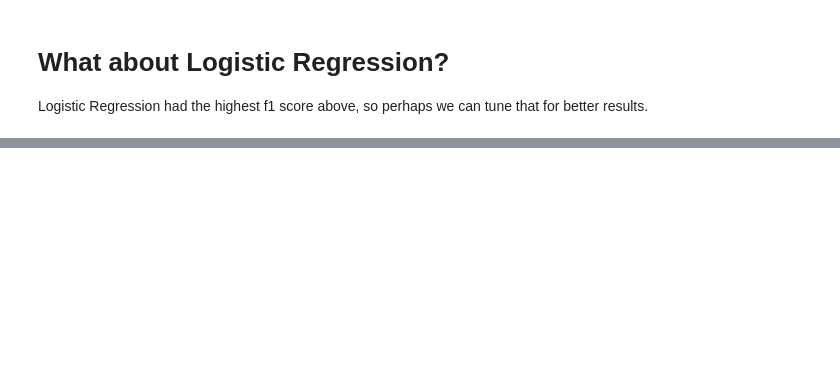
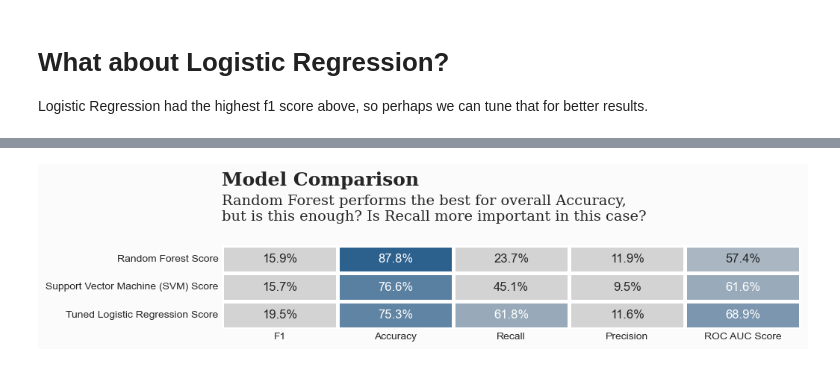
Before and after one commit to wesonga/Stroke_Prediction, a Jupyter notebook: Prediction.ipynb, the cells around one changed output, grey strips where cells are left out. Saved outputs shown, nothing was run; the diff lists cells and outputs as text; code cells hidden in the pictures; blank space fills up the shorter version.

```diff
--- a/Prediction.ipynb
+++ b/Prediction.ipynb
@@ -974,0 +1223,34 @@ Logistic Regression had the highest f1 score above, so perhaps we can tune that
+# %%
+# Concatenate the model evaluation metrics DataFrames into a single DataFrame
+df_models = round(pd.concat([rf_df, svm_df, lr_df], axis=1), 3)
+import matplotlib
+
+# Define colors for the heatmap
+colors = ["lightgray", "lightgray", "#0f4c81"]
+colormap = matplotlib.colors.LinearSegmentedColormap.from_list("", colors)
+
+# Set background color
+background_color = "#fbfbfb"
+
+# Create a figure and subplot
+fig = plt.figure(figsize=(10, 8))
+gs = fig.add_gridspec(4, 2)
+gs.update(wspace=0.1, hspace=0.5)
+ax0 = fig.add_subplot(gs[0, :])
+
+# Plot the heatmap using Seaborn
+sns.heatmap(df_models.T, cmap=colormap, annot=True, fmt=".1%", vmin=0, vmax=0.95, linewidths=2.5, cbar=False, ax=ax0, annot_kws={"fontsize": 12})
+
+# Set figure and subplot background color
+fig.patch.set_facecolor(background_color)
+ax0.set_facecolor(background_color)
+
+# Add title and text annotations
+ax0.text(0, -2.15, 'Model Comparison', fontsize=18, fontweight='bold', fontfamily='serif')
+ax0.text(0, -0.9, 'Random Forest performs the best for overall Accuracy,\nbut is this enough? Is Recall more important in this case?', fontsize=14, fontfamily='serif')
+ax0.tick_params(axis=u'both', which=u'both', length=0)  # Remove tick marks
+
+# Show the plot
+plt.show()
+# %% [output]
+[figure, added]
```
Also changed, not shown: parts of 38 cells of this notebook.
